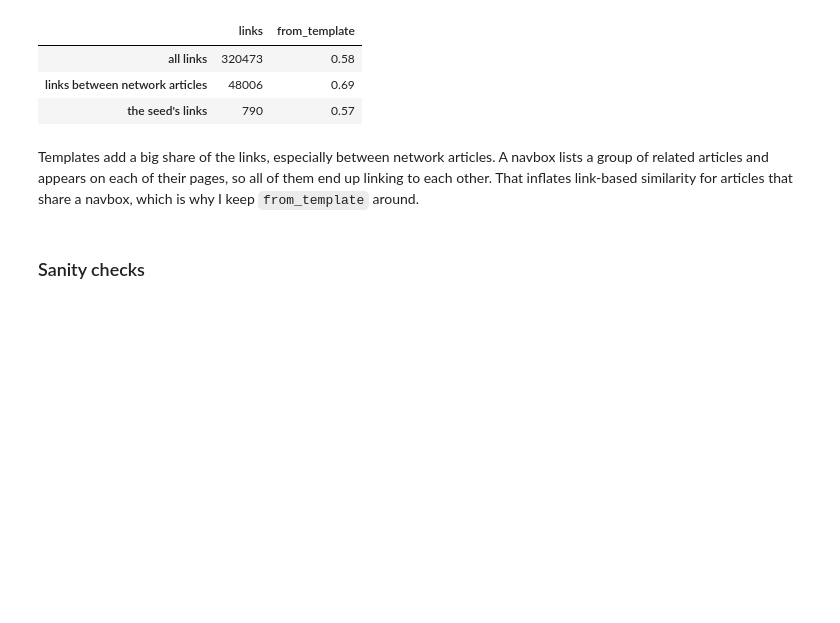
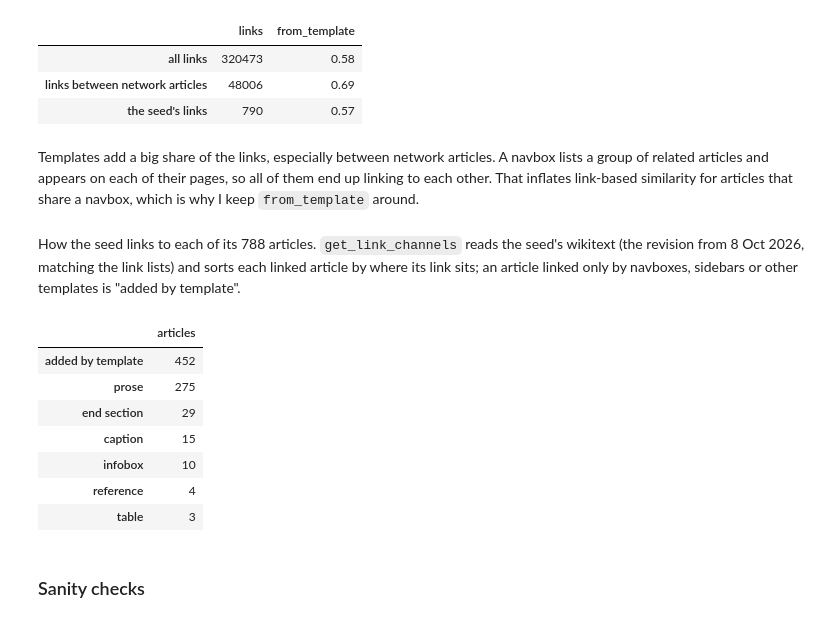
Before and after one commit to amos-johnson/hundred-years-war-similarity, a Jupyter notebook: notebooks/01_collect_and_explore.ipynb, the cells around one changed output. Saved outputs shown, nothing was run; the diff lists cells and outputs as text; code cells hidden in the pictures; blank space fills up the shorter version.

```diff
--- a/notebooks/01_collect_and_explore.ipynb
+++ b/notebooks/01_collect_and_explore.ipynb
@@ -294,6 +294,21 @@ pd.DataFrame({
 | the seed's links | 790 | 0.57 |
 # %% [markdown]
 Templates add a big share of the links, especially between network articles. A navbox lists a group of related articles and appears on each of their pages, so all of them end up linking to each other. That inflates link-based similarity for articles that share a navbox, which is why I keep `from_template` around.
+# %% [markdown]
+How the seed links to each of its 788 articles. `get_link_channels` reads the seed's wikitext (the revision from 8 Oct 2026, matching the link lists) and sorts each linked article by where its link sits; an article linked only by navboxes, sidebars or other templates is "added by template".
+# %%
+channels = pd.Series(wiki.get_link_channels(SEED, as_of="2026-10-08")["channels"])
+channels = channels[channels.index.isin(articles["title"])]
+channels.value_counts().rename("articles").to_frame()
+# %% [output]
+|  | articles |
+| added by template | 452 |
+| prose | 275 |
+| end section | 29 |
+| caption | 15 |
+| infobox | 10 |
+| reference | 4 |
+| table | 3 |
 # %% [markdown]
 ### Sanity checks
 # %%
```
Also changed, not shown: 8 other files.
